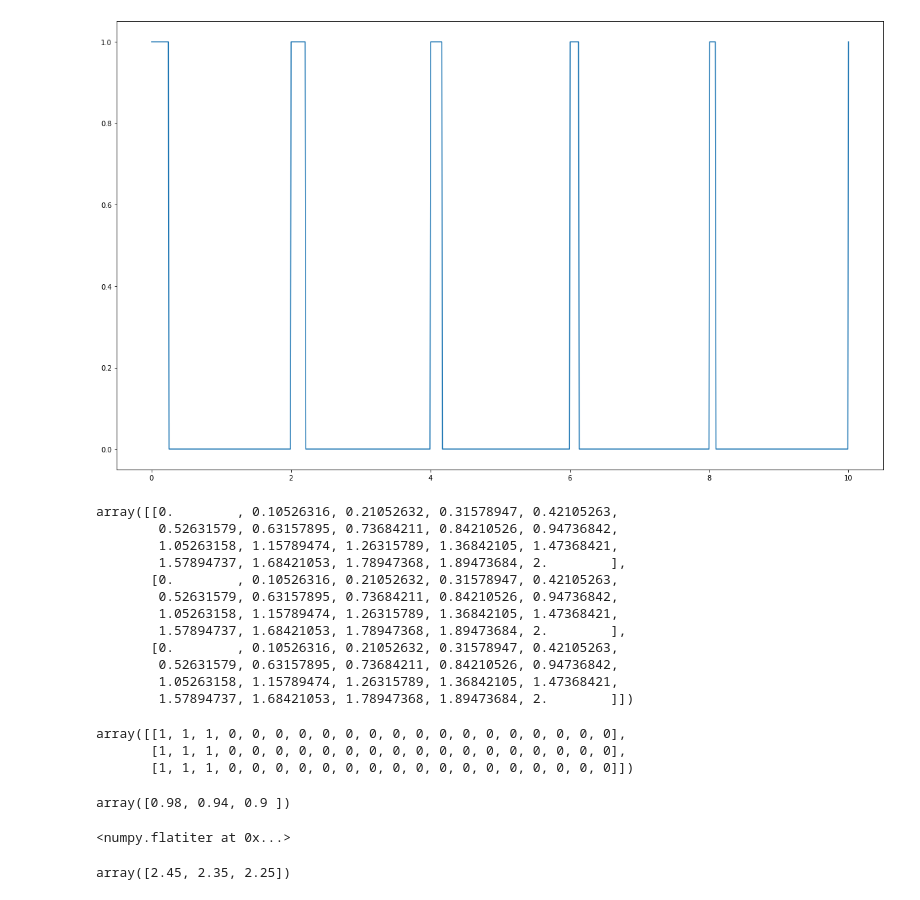
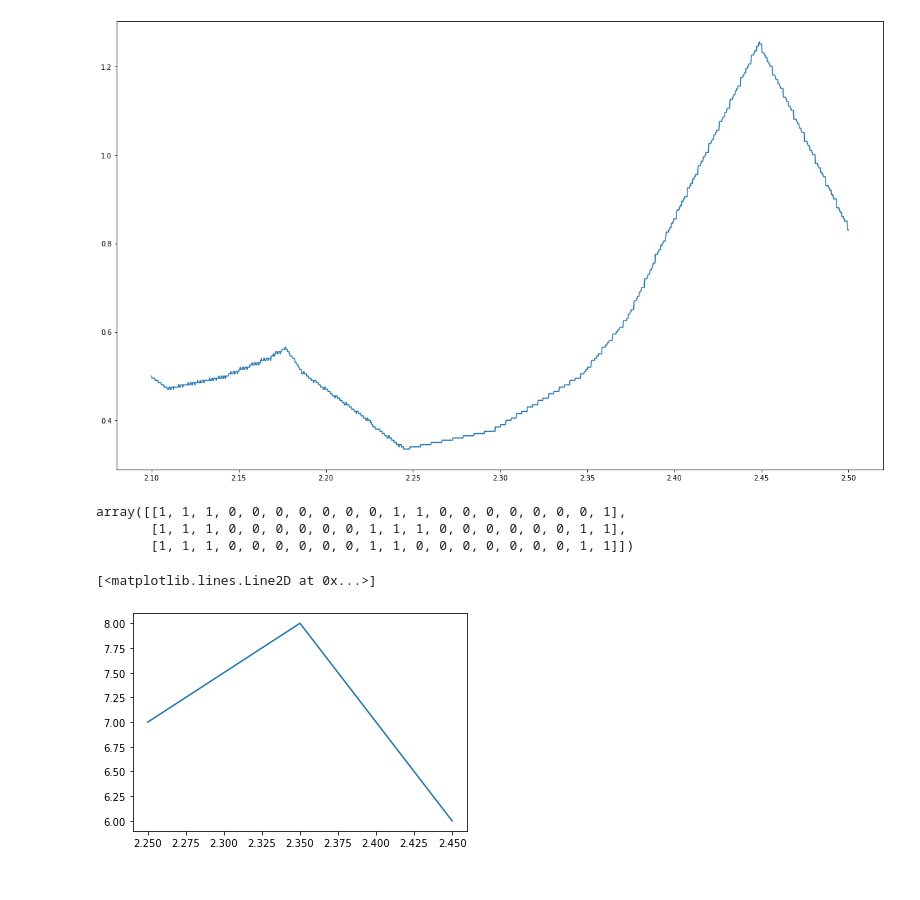
Before and after one commit to rglasnap/python-notebooks, a Jupyter notebook: SquareWaves.ipynb, the cells around one changed output. Saved outputs shown, nothing was run; the diff lists cells and outputs as text; code cells hidden in the pictures.

```diff
--- a/SquareWaves.ipynb
+++ b/SquareWaves.ipynb
@@ -1,66 +1,44 @@
 # %%
 import math
 import numpy as np
 from matplotlib import pyplot as plt
 
 
 def square_wave(time, period = 2, width=15/60):
     iterPeriod = np.array(period)
     return np.squeeze(np.array([[1 if t % item < width else 0 for t in time] for item in iterPeriod.flat]))
 
 Period = 2
 Width = 1
 
-t = np.linspace(0, 10, 1000)
-GCD = np.linspace(2.17, 2.5, 1000)
+t = np.linspace(0, 10, 2000)
+GCD = np.linspace(2.1, 2.5, 2000)
 dt = t[1]-t[0]
 
 
 party_buffs = square_wave(t, period=2, width=15/60)
-both = square_wave(t, period=2.45/2.5, width=15/60 )
+both = square_wave(t, period=GCD/2.5 + GCD/120, width=15/60 )
+
+bothIntegral = np.sum(party_buffs*both*dt,axis=1)
 
 plt.figure(figsize=(20,12))
-plt.plot(t,party_buffs*both)
+plt.plot(GCD,bothIntegral)
 plt.show()
 # %% [output]
-[figure, old version]
+[figure, new version]
 # %%
-testGCD = [2.45,2.35,2.25]
+testGCD = np.array([2.45,2.35,2.25])
 testT = np.linspace(0,2,20)
+
+testBoth = square_wave(testT, period=testGCD/2.5)
+testBoth
+# %% [output]
+array([[1, 1, 1, 0, 0, 0, 0, 0, 0, 0, 1, 1, 0, 0, 0, 0, 0, 0, 0, 1],
+       [1, 1, 1, 0, 0, 0, 0, 0, 0, 1, 1, 1, 0, 0, 0, 0, 0, 0, 1, 1],
+       [1, 1, 1, 0, 0, 0, 0, 0, 0, 1, 1, 0, 0, 0, 0, 0, 0, 0, 1, 1]])
-# %%
-np.squeeze(np.array([testT % item for item in testGCD]))
-# %% [output]
-array([[0.        , 0.10526316, 0.21052632, 0.31578947, 0.42105263,
-        0.52631579, 0.63157895, 0.73684211, 0.84210526, 0.94736842,
-        1.05263158, 1.15789474, 1.26315789, 1.36842105, 1.47368421,
-        1.57894737, 1.68421053, 1.78947368, 1.89473684, 2.        ],
-       [0.        , 0.10526316, 0.21052632, 0.31578947, 0.42105263,
-        0.52631579, 0.63157895, 0.73684211, 0.84210526, 0.94736842,
-        1.05263158, 1.15789474, 1.26315789, 1.36842105, 1.47368421,
-        1.57894737, 1.68421053, 1.78947368, 1.89473684, 2.        ],
-       [0.        , 0.10526316, 0.21052632, 0.31578947, 0.42105263,
-        0.52631579, 0.63157895, 0.73684211, 0.84210526, 0.94736842,
-        1.05263158, 1.15789474, 1.26315789, 1.36842105, 1.47368421,
-        1.57894737, 1.68421053, 1.78947368, 1.89473684, 2.        ]])
-# %%
-period = testGCD
-#iterPeriod = [period,] if not isinstance(period, (tuple, list)) else period
-iterPeriod = np.array(period)
-np.array([[1 if T % item < 15/60 else 0 for T in testT] for item in iterPeriod.flat])
-# %% [output]
-array([[1, 1, 1, 0, 0, 0, 0, 0, 0, 0, 0, 0, 0, 0, 0, 0, 0, 0, 0, 0],
-       [1, 1, 1, 0, 0, 0, 0, 0, 0, 0, 0, 0, 0, 0, 0, 0, 0, 0, 0, 0],
-       [1, 1, 1, 0, 0, 0, 0, 0, 0, 0, 0, 0, 0, 0, 0, 0, 0, 0, 0, 0]])
-# %%
-testGCD/2.5
-# %% [output]
-array([0.98, 0.94, 0.9 ])
-# %%
-derp = np.array(2)
-derp.flat
-# %% [output]
-<numpy.flatiter at 0x...>
-# %%
-np.array(testGCD)
-# %% [output]
-array([2.45, 2.35, 2.25])
+# %%
+testSum = np.sum(testBoth,axis=1)
+plt.plot(testGCD,testSum)
+# %% [output]
+[<matplotlib.lines.Line2D at 0x...>]
+[figure, added]
```
